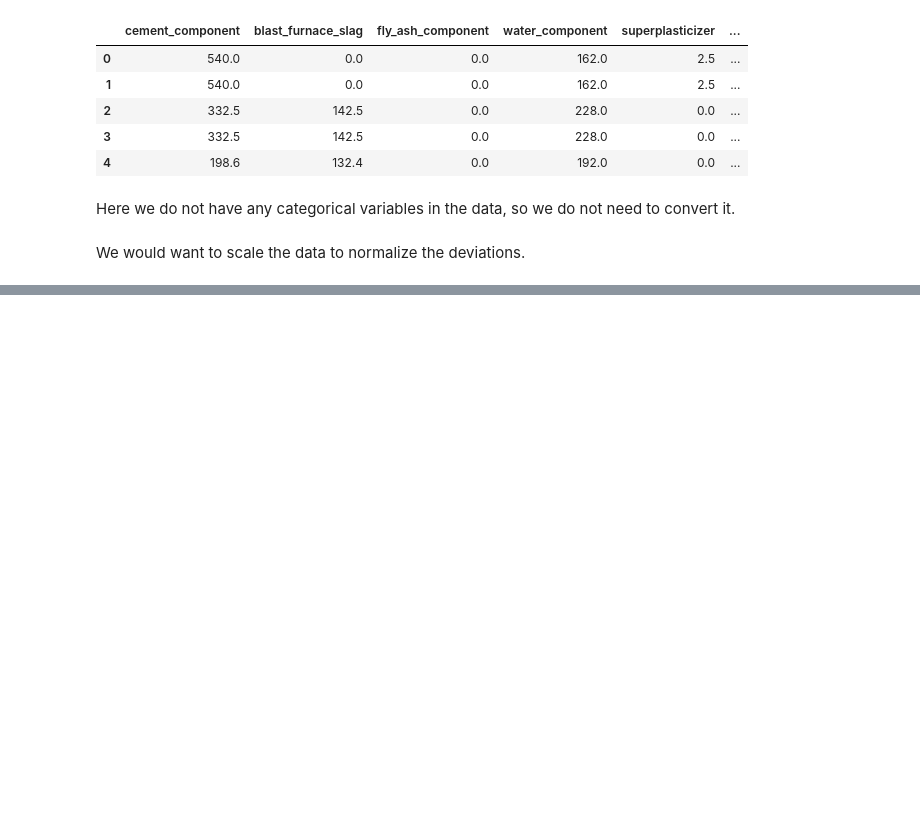
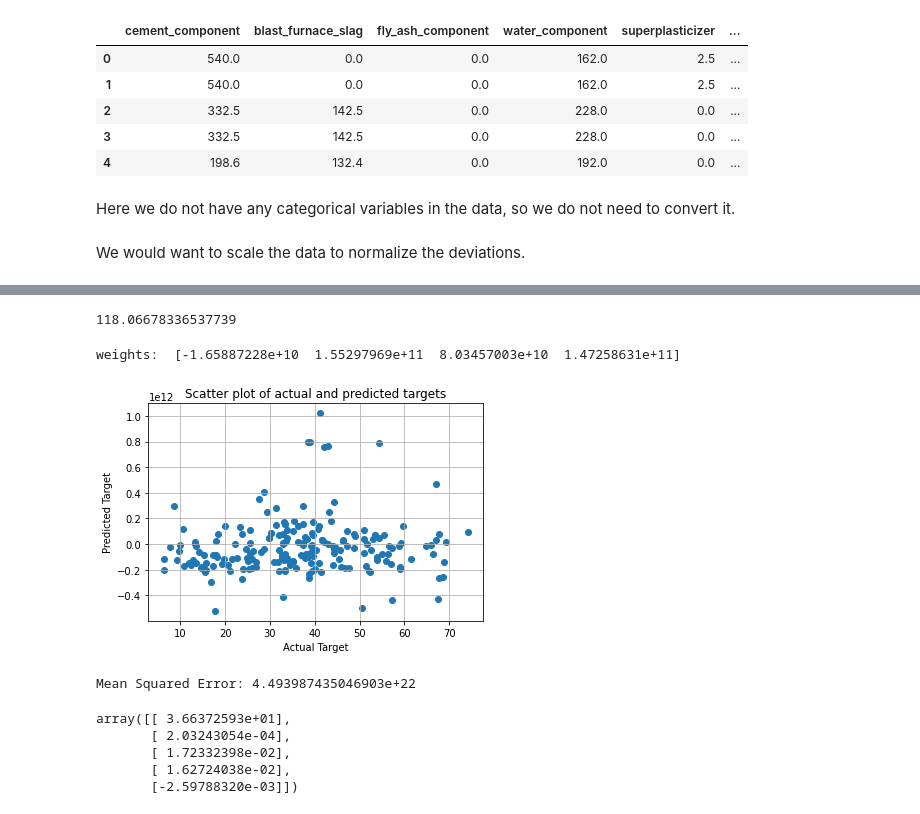
Before and after one commit to NeeteshDadwariya/CS6375, a Jupyter notebook: assignments/assignment1/part1.ipynb, the cells around one changed output, grey strips where cells are left out. Cells and saved outputs as stored; diff of their text form; code cells hidden in the pictures; blank space fills up the shorter version.

```diff
--- a/assignments/assignment1/part1.ipynb
+++ b/assignments/assignment1/part1.ipynb
@@ -205,0 +239,2 @@ array([[3.66406845e+01],
+# %%
+X_test = model.scale_data(X_test)
@@ -205,0 +246,33 @@ array([[3.66406845e+01],
+# %%
+mse = model.evaluate(X_test, y_test, y_pred)
+print(mse)
+# %% [output]
+118.06678336537739
+# %%
+#Testing on a pre-defined function: from sklearn.preprocessing import StandardScaler
+from sklearn.linear_model import SGDRegressor
+from sklearn.metrics import mean_squared_error
+n_iter=2000
+sgdtrain = SGDRegressor(max_iter=n_iter)
+sgdtrain.fit(X_train, y_train)
+print("weights: ", sgdtrain.coef_)
+y_prediction = sgdtrain.predict(X_test)
+plt.scatter(y_test,y_prediction)
+plt.grid()
+plt.xlabel('Actual Target')
+plt.ylabel('Predicted Target')
+plt.title('Scatter plot of actual and predicted targets')
+plt.show()
+print('Mean Squared Error:',mean_squared_error(y_test, y_prediction))
+# %% [output]
+weights:  [-1.65887228e+10  1.55297969e+11  8.03457003e+10  1.47258631e+11]
+[figure, added]
+Mean Squared Error: 4.493987435046903e+22
+# %%
+theta
+# %% [output]
+array([[ 3.66372593e+01],
+       [ 2.03243054e-04],
+       [ 1.72332398e-02],
+       [ 1.62724038e-02],
+       [-2.59788320e-03]])
```
Also changed, not shown: parts of 13 cells of this notebook.
